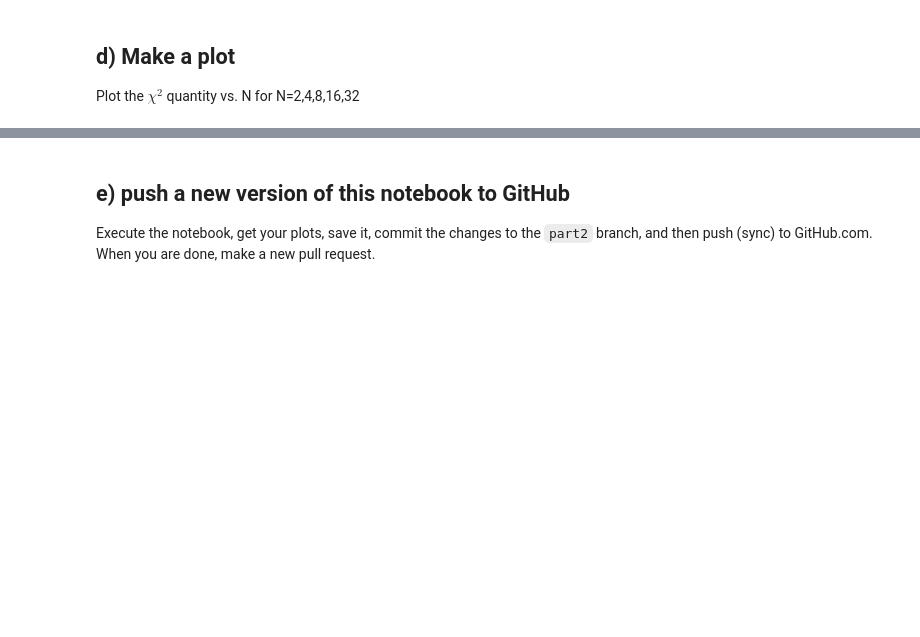
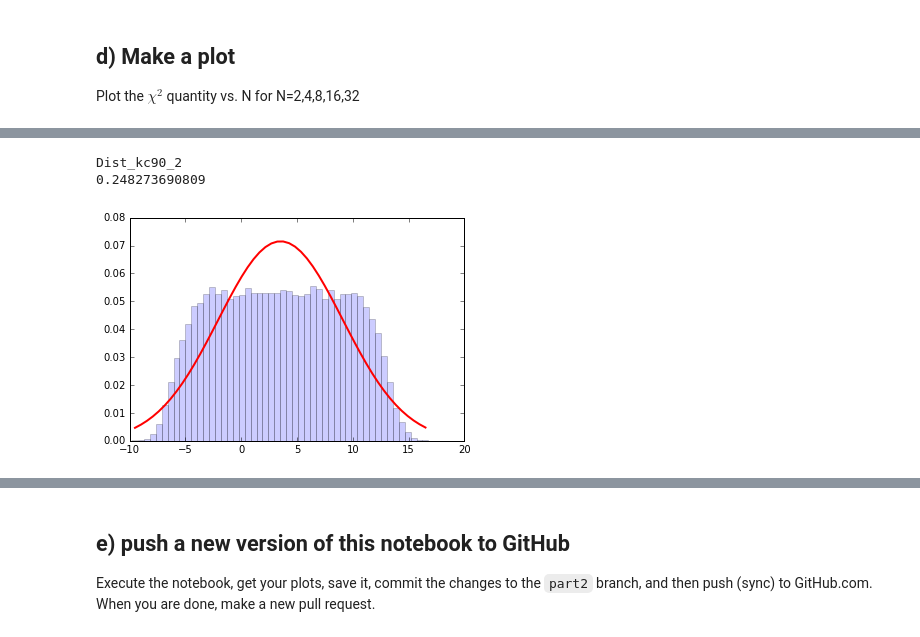
Before and after one commit to cranmer/intro-exp-phys-II, a Jupyter notebook: Central-Limit-Theorem.ipynb, the cells around one changed output, grey strips where cells are left out. Drawn from its saved outputs; the diff is of its cells as text; code cells hidden in the pictures; blank space fills up the shorter version.

```diff
--- a/Central-Limit-Theorem.ipynb
+++ b/Central-Limit-Theorem.ipynb
@@ -371,0 +386,6 @@ do_random_convolution_with_chi2(ok_distributions_list,2)
+# %%
+do_random_convolution_with_chi2(ok_distributions_list,8)
+# %% [output]
+Dist_kc90_2
+0.248273690809
+[figure, added]
```
Also changed, not shown: parts of 16 cells of this notebook.
